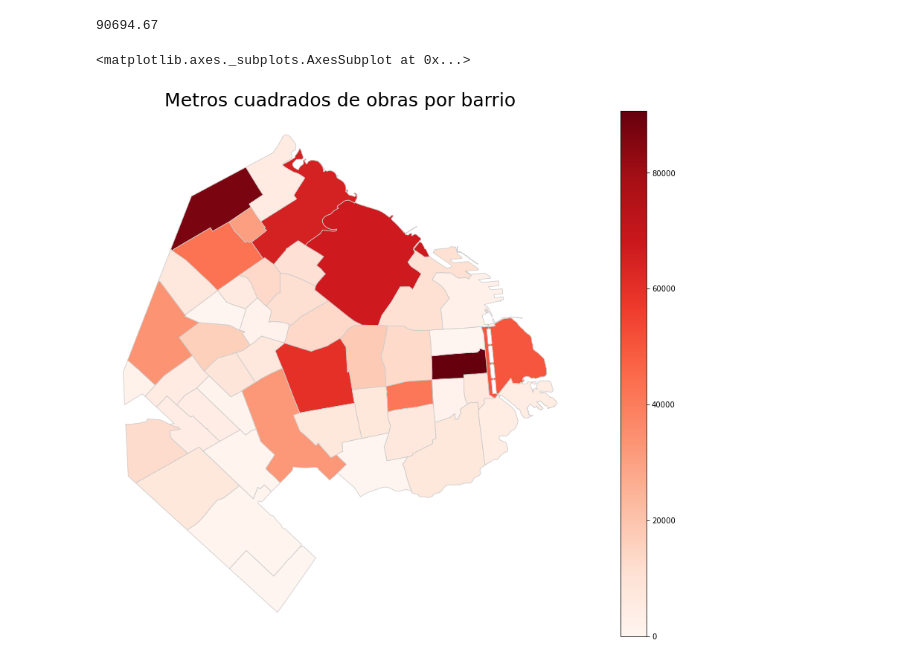
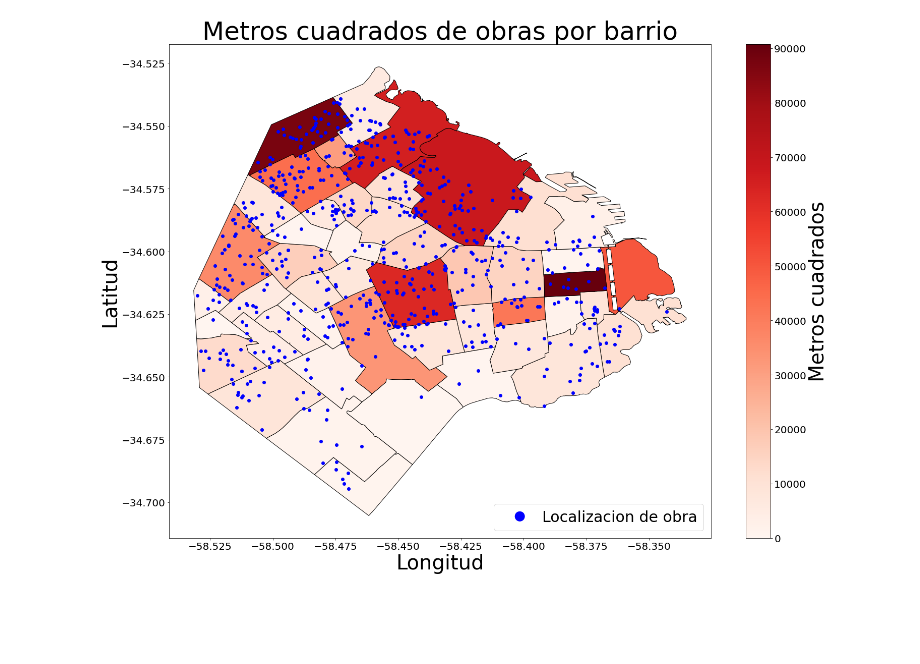
Before and after one commit to dhsantos/Calidad-De-Datos, a Jupyter notebook: asignaciones/tp-final/mapadecalor.ipynb, the cells around one changed output. Drawn from its saved outputs; the diff is of its cells as text; code cells hidden in the pictures; blank space fills up the shorter version.

Commit message:
mapa fantasia terminado

```diff
--- a/asignaciones/tp-final/mapadecalor.ipynb
+++ b/asignaciones/tp-final/mapadecalor.ipynb
@@ -5,6 +7,5 @@ import matplotlib.pyplot as plt
 import geopandas as gpd
 # %%
 # set the filepath and load in a shapefile
-fp = "dataset\\geo-data\\barrios\\barrios_badata.shp"
-
+fp = "dataset\\geo-data\\barrios\\barrios.geojson"
 map_df = gpd.read_file(fp)
@@ -35,5 +12,4 @@ with pd.option_context('display.max_rows', None, 'display.max_columns', None):
 # %%
 # load in new csv file
 df = pd.read_csv("obras.csv", header=0)
-df = df.dropna()
-df.head()
+df = df.fillna(0)
@@ -48,5 +17,7 @@ df.head()
 # select only the coluns that we want for the map
 df = df[['Barrio','Comuna','Longitud','Latitud','MetrosCuadrados']]
 df['Barrio'] = df['Barrio'].str.upper()
+obras_location = df[['Longitud','Latitud']]
+obras_location = gpd.GeoDataFrame(geometry=gpd.points_from_xy(obras_location.Longitud, obras_location.Latitud))
 df_group_by_barrio = df.groupby(['Barrio'], as_index=False).sum()
-print(df_group_by_barrio)
+# print(df_group_by_barrio)
@@ -71,7 +24,4 @@ print(df_group_by_barrio)
 # %%
 # join the geodataframe with the cleaned up csv dataframe
-
-merged = map_df.set_index('BARRIO').join(df_group_by_barrio.set_index('Barrio'))
-
-print(merged)
-print(merged['MetrosCuadrados'].max())
+merged = map_df.set_index('barrio').join(df_group_by_barrio.set_index('Barrio'))
+# print(merged)
@@ -96,29 +28,48 @@ BOCA               -408.553088  -242.452513          5673.42
 # %%
 # set a variable that will call whatever column we want to visualise on the map
 variable = 'MetrosCuadrados'
 
 vmin = 0
 vmax = merged['MetrosCuadrados'].max()
-print(vmax)
 
-fig, ax = plt.subplots(1, figsize=(20, 13))
+fig, ax = plt.subplots(1, figsize=(25, 18))
 
-# remove the axis
-ax.axis('off')
-
+# axis labels
+ax.set_xlabel('Longitud', fontsize = 40)
+ax.set_ylabel('Latitud', fontsize = 40)
+ax.tick_params(axis='x', labelsize=20)
+ax.tick_params(axis='y', labelsize=20)
 # add a title
 ax.set_title('Metros cuadrados de obras por barrio', \
-              fontdict={'fontsize': '25',
-                        'fontweight' : '3'})
+              fontdict={'fontsize': '50',
+                        'fontweight' : '12'})
 
 # Create colorbar as a legend
 sm = plt.cm.ScalarMappable(cmap='Reds', norm=plt.Normalize(vmin=vmin, vmax=vmax))
 sm._A = []
 cbar = fig.colorbar(sm)
+cbar.set_label('Metros cuadrados', fontsize = 40)
+cbar.set_ticks(list(range(0,int(vmax),10000)))
+cbar.ax.tick_params(labelsize=20)
 
 # create map
-merged.plot(column=variable, cmap='Reds', linewidth=0.8, ax=ax, edgecolor='0.8')
+mapa_calor_base = merged.plot(column=variable, cmap='Reds', linewidth=1, ax=ax, edgecolor='0')
+obras_position = obras_location.plot(ax=mapa_calor_base,color='blue')
+
+# i dont know how to put a circle on legend
+class HandlerEllipse(HandlerPatch):
+    def create_artists(self, legend, orig_handle,
+                       xdescent, ydescent, width, height, fontsize, trans):
+#         center = 0.5 * width -, 0.5 * height - 0.5 * ydescent
+        center = 40,10
+        p = mpatches.Ellipse(xy=center, width=20 , height=20 )
+        self.update_prop(p, orig_handle, legend)
+        p.set_transform(trans)
+        return [p]
+
+c = mpatches.Circle((10, 10), facecolor="blue")
+plt.legend([c], ["Localizacion de obra"], handler_map={mpatches.Circle: HandlerEllipse()},loc='lower right', fontsize=30)
+
+plt.show()
 # %% [output]
-90694.67
-<matplotlib.axes._subplots.AxesSubplot at 0x...>
-[figure, old version]
+[figure, new version]
```
Also changed, not shown: parts of 5 cells of this notebook, 6 other files.
